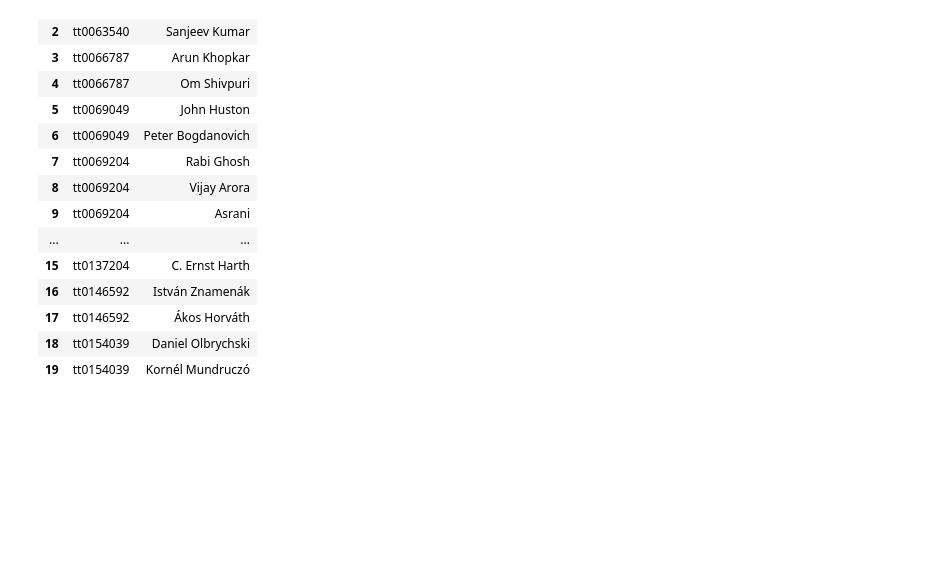
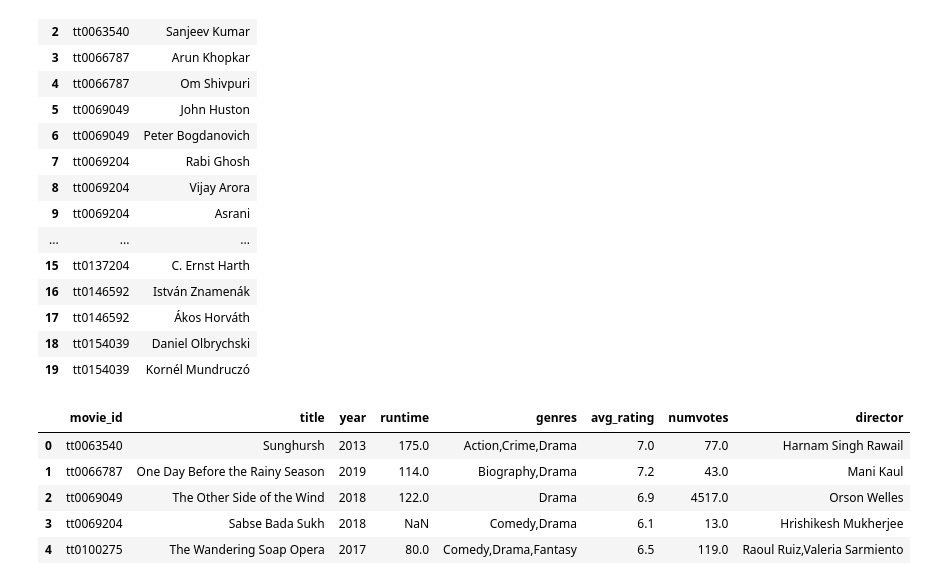
Before and after one commit to Wangari-web/dsc-phase-1-project-v2-4, a Jupyter notebook: student.ipynb, the cells around one changed output. Drawn from its saved outputs; the diff is of its cells as text; code cells hidden in the pictures; blank space fills up the shorter version.

```diff
--- a/student.ipynb
+++ b/student.ipynb
@@ -349,0 +353,9 @@ actors.head(20)
+# %%
+merged_df_directors.head()
+# %% [output]
+|  | movie_id | title | year | runtime | genres | avg_rating | numvotes | director |
+| 0 | tt0063540 | Sunghursh | 2013 | 175.0 | Action,Crime,Drama | 7.0 | 77.0 | Harnam Singh Rawail |
+| 1 | tt0066787 | One Day Before the Rainy Season | 2019 | 114.0 | Biography,Drama | 7.2 | 43.0 | Mani Kaul |
+| 2 | tt0069049 | The Other Side of the Wind | 2018 | 122.0 | Drama | 6.9 | 4517.0 | Orson Welles |
+| 3 | tt0069204 | Sabse Bada Sukh | 2018 | NaN | Comedy,Drama | 6.1 | 13.0 | Hrishikesh Mukherjee |
+| 4 | tt0100275 | The Wandering Soap Opera | 2017 | 80.0 | Comedy,Drama,Fantasy | 6.5 | 119.0 | Raoul Ruiz,Valeria Sarmiento |
```
Also changed, not shown: parts of 8 cells of this notebook.
